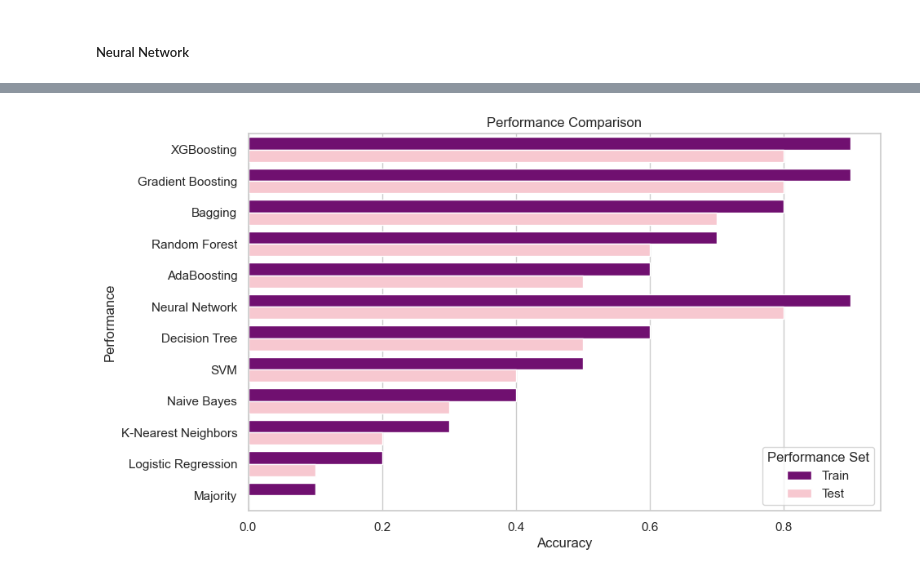
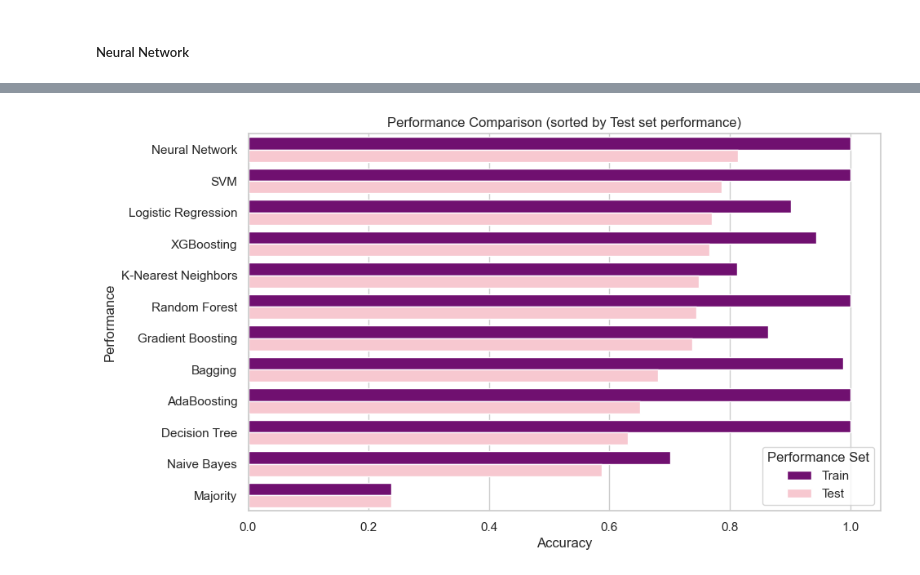
Before and after one commit to benjordan98/intelligent_sys_assignment2, a Jupyter notebook: code.ipynb, the cells around one changed output, grey strips where cells are left out. Cells and saved outputs as stored; diff of their text form; code cells hidden in the pictures.

```diff
--- a/code.ipynb
+++ b/code.ipynb
@@ -879,18 +910,3 @@ plt.show()
-# %%
-# dummy values for all the accuracy scores below
-accuracy_majority = 0.1
-logistic_accuracy = 0.2
-knn_accuracy = 0.3
-nb_accuracy = 0.4
-svm_accuracy = 0.5
-accuracy_dt = 0.6
-adaboost_accuracy = 0.6
-accuracy_rf = 0.7
-result_bagging = 0.8
-gb_accuracy = 0.9
-result_boosting = 0.9
-result_xgb = 0.9
-nn_accuracy = 0.9
 # %%
 import pandas as pd
 import seaborn as sns
@@ -898,13 +914,11 @@ import matplotlib.pyplot as plt
 import numpy as np
 # %%
 algo_names = ["Majority", "Logistic Regression", "K-Nearest Neighbors", "Naive Bayes", "SVM", "Decision Tree", "Random Forest", "Bagging", "Gradient Boosting", "AdaBoosting", "XGBoosting", "Neural Network"]*2
-test_performances = np.array([accuracy_majority, logistic_accuracy, knn_accuracy, nb_accuracy, svm_accuracy, accuracy_dt, accuracy_rf, result_bagging, gb_accuracy, adaboost_accuracy, result_xgb, nn_accuracy]) - 0.1
-train_performances = [accuracy_majority, logistic_accuracy, knn_accuracy, nb_accuracy, svm_accuracy, accuracy_dt, accuracy_rf, result_bagging, gb_accuracy, adaboost_accuracy, result_xgb, nn_accuracy]
+test_performances = [accuracy_majority, logistic_accuracy, knn_accuracy, nb_accuracy, svm_accuracy, accuracy_dt, accuracy_rf, result_bagging, gb_accuracy, adaboost_accuracy, result_xgb, nn_accuracy]
+train_performances = [accuracy_majority_train, logistic_accuracy_train, knn_accuracy_train, nb_accuracy_train, svm_accuracy_train, accuracy_dt_train, accuracy_rf_train, result_bagging_train, gb_accuracy_train, result_adaboost_train, result_xgb_train, nn_accuracy_train]
 performance_set = ['Test']*12 + ['Train']*12
-performances = list(test_performances) + list(train_performances)
+performances = test_performances + train_performances
 ensemble_model = [0, 0, 0, 0, 0, 0, 1, 1, 1, 1, 1, 0]*2
 
 result_df = pd.DataFrame({'Algorithm': algo_names, 'Performance': performances, 'performance_set': performance_set, 'Ensemble Model': ensemble_model})
 result_df = result_df.sort_values(by='Performance', ascending=False)
-
-result_df.tail()
@@ -918,15 +925,17 @@ result_df.tail()
-# %%
-# order the algorithms by ensemble model and performance
-result_df = result_df.sort_values(by=['Ensemble Model', 'Performance'], ascending=False)
+# %%
+# order the algorithms by the performance on the test set
+algo_names = result_df[result_df['performance_set'] == 'Test']['Algorithm'].tolist()
+# sort the df by the order of algo_names
+result_df['Algorithm'] = pd.Categorical(result_df['Algorithm'], categories=algo_names, ordered=True)
 # %%
 # plot a grouped bar chart
 sns.set(style="whitegrid")
 plt.figure(figsize=(10, 6))
 sns.barplot(y='Algorithm', x='Performance', hue='performance_set', data=result_df, dodge=True, palette={'Train': 'purple', 'Test': 'pink'})
 plt.xlabel('Accuracy')
 plt.ylabel('Performance')
-plt.title('Performance Comparison')
+plt.title('Performance Comparison (sorted by Test set performance)')
 plt.legend(title='Performance Set', loc='lower right')
 plt.show()
 # %% [output]
-[figure, old version]
+[figure, new version]
```
Also changed, not shown: parts of 74 cells of this notebook.
